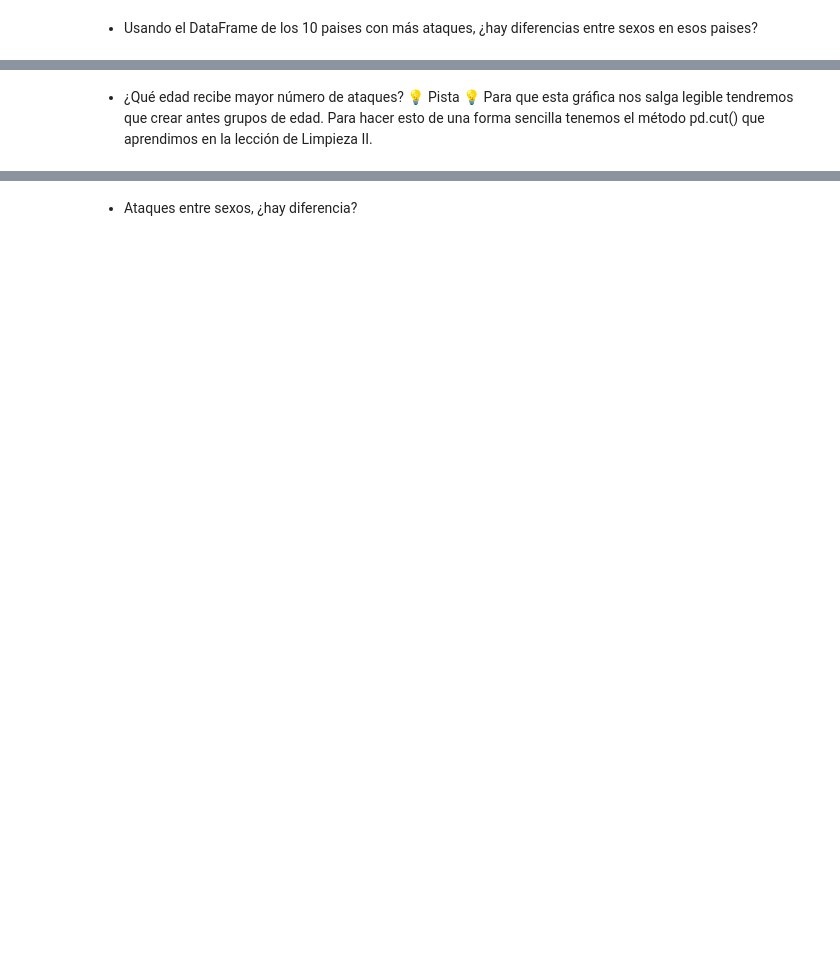
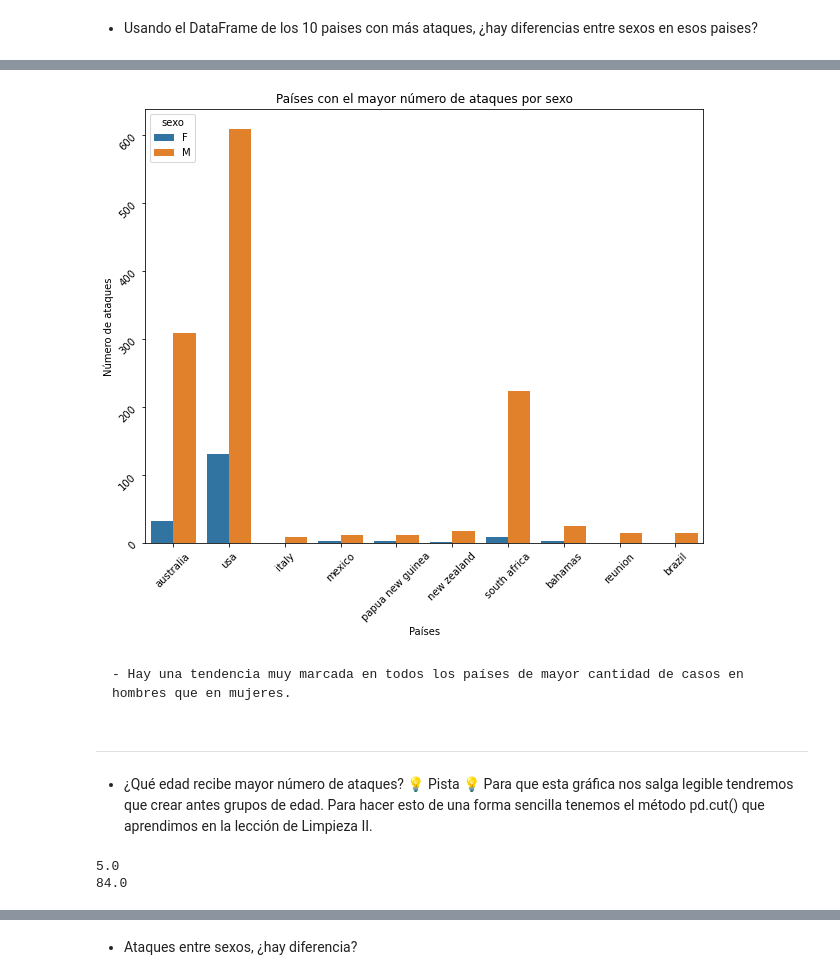
Before and after one commit to Adalab/DA-promo-c-modulo-2-sprint-2-Anahi-Mai, a Jupyter notebook: EDA/pp_eda_III.ipynb, the cells around one changed output, grey strips where cells are left out. Cells and saved outputs as stored; diff of their text form; code cells hidden in the pictures; blank space fills up the shorter version.

```diff
--- a/EDA/pp_eda_III.ipynb
+++ b/EDA/pp_eda_III.ipynb
@@ -159,2 +153,23 @@ plt.show(); '''
+# %%
+sns.countplot(x = 'country', data = df_10 , hue='sexo')
+
+plt.xlabel('Países')
+plt.ylabel('Número de ataques')
+plt.title('Países con el mayor número de ataques por sexo')
+
+plt.tick_params(rotation=45)
+plt.show();
+# %% [output]
+[figure, added]
+# %% [markdown]
+    - Hay una tendencia muy marcada en todos los países de mayor cantidad de casos en hombres que en mujeres.
+# %% [markdown]
+---
 # %% [markdown]
 - ¿Qué edad recibe mayor número de ataques? 💡 Pista 💡 Para que esta gráfica nos salga legible tendremos que crear antes grupos de edad. Para hacer esto de una forma sencilla tenemos el método pd.cut() que aprendimos en la lección de Limpieza II.
+# %%
+print(df.edades.min())
+print(df.edades.max())
+# %% [output]
+5.0
+84.0
```
Also changed, not shown: parts of 35 cells of this notebook, 2 other files.
